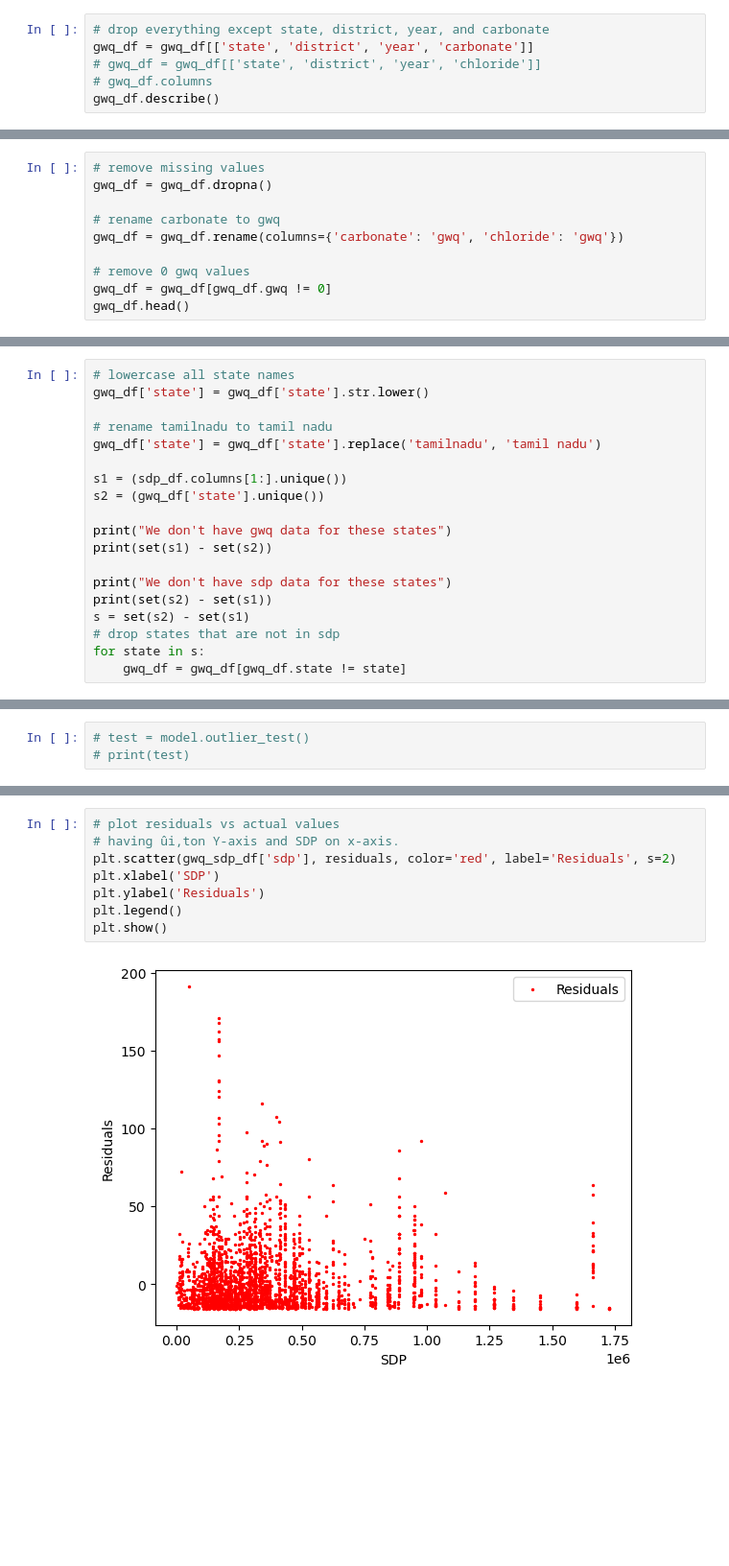
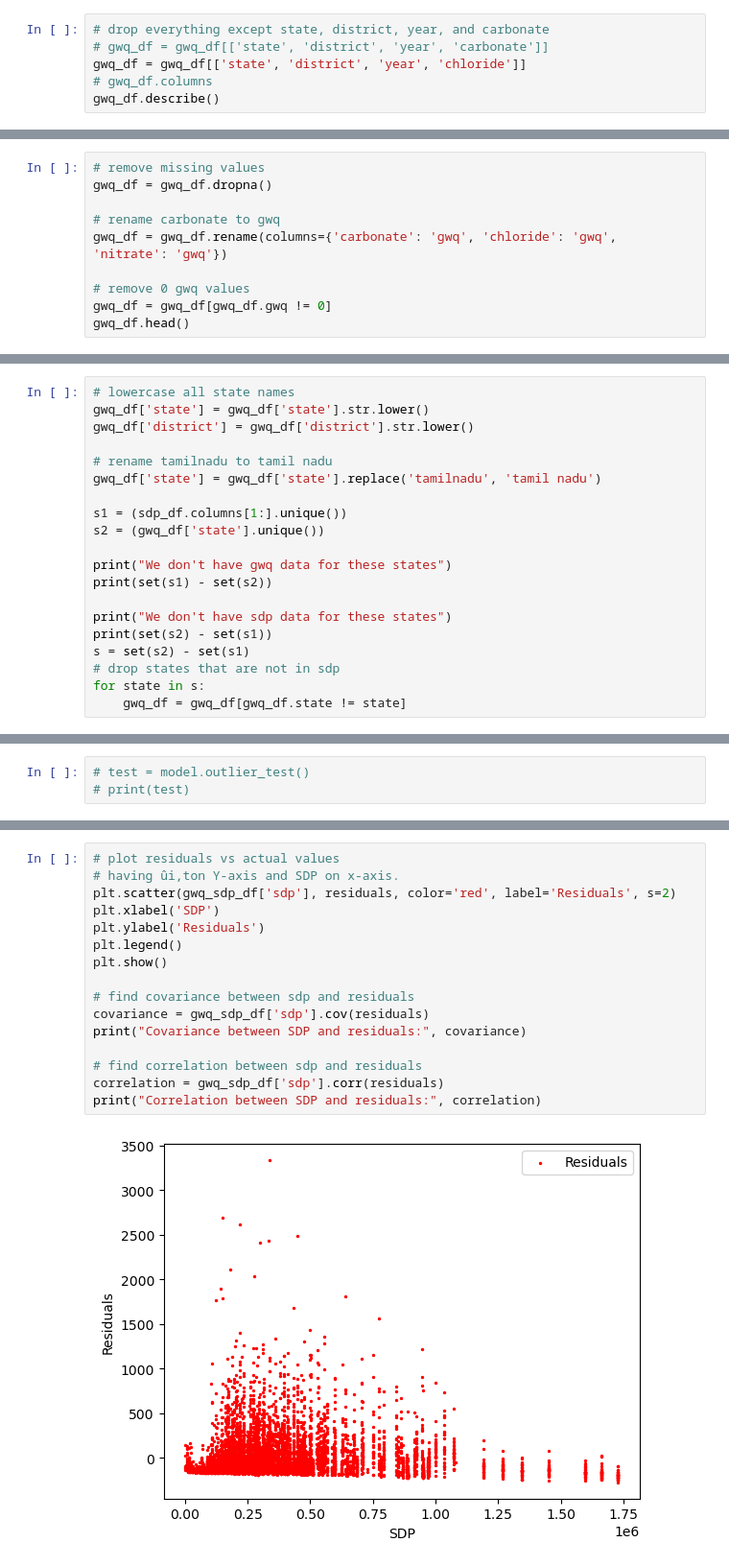
Before and after one commit to 0xGodspeed/econometrics_project, a Jupyter notebook: main.ipynb, the cells around one changed output, grey strips where cells are left out. Shown at 96% size. Saved outputs shown, nothing was run; the diff lists cells and outputs as text; blank space fills up the shorter version.

```diff
--- a/main.ipynb
+++ b/main.ipynb
@@ -20,8 +20,8 @@ gwq_df.describe()
 8 rows × 23 columns
 # %%
 # drop everything except state, district, year, and carbonate
-gwq_df = gwq_df[['state', 'district', 'year', 'carbonate']]
-# gwq_df = gwq_df[['state', 'district', 'year', 'chloride']]
+# gwq_df = gwq_df[['state', 'district', 'year', 'carbonate']]
+gwq_df = gwq_df[['state', 'district', 'year', 'chloride']]
 # gwq_df.columns
 gwq_df.describe()
 # %% [output]
@@ -39,7 +39,7 @@ gwq_df.describe()
 gwq_df = gwq_df.dropna()
 
 # rename carbonate to gwq
-gwq_df = gwq_df.rename(columns={'carbonate': 'gwq', 'chloride': 'gwq'})
+gwq_df = gwq_df.rename(columns={'carbonate': 'gwq', 'chloride': 'gwq', 'nitrate': 'gwq'})
 
 # remove 0 gwq values
 gwq_df = gwq_df[gwq_df.gwq != 0]
@@ -137,6 +137,7 @@ sdp_df.to_csv('merged_scaled.csv', index=False)
 # %%
 # lowercase all state names
 gwq_df['state'] = gwq_df['state'].str.lower()
+gwq_df['district'] = gwq_df['district'].str.lower()
 
 # rename tamilnadu to tamil nadu
 gwq_df['state'] = gwq_df['state'].replace('tamilnadu', 'tamil nadu')
@@ -273,10 +285,18 @@ plt.show()
 # %%
 # plot residuals vs actual values
 # having ûi,ton Y-axis and SDP on x-axis.
 plt.scatter(gwq_sdp_df['sdp'], residuals, color='red', label='Residuals', s=2)
 plt.xlabel('SDP')
 plt.ylabel('Residuals')
 plt.legend()
 plt.show()
+
+# find covariance between sdp and residuals
+covariance = gwq_sdp_df['sdp'].cov(residuals)
+print("Covariance between SDP and residuals:", covariance)
+
+# find correlation between sdp and residuals
+correlation = gwq_sdp_df['sdp'].corr(residuals)
+print("Correlation between SDP and residuals:", correlation)
 # %% [output]
-[figure, old version]
+[figure, new version]
```
Also changed, not shown: parts of 18 cells of this notebook, 6 other files.
